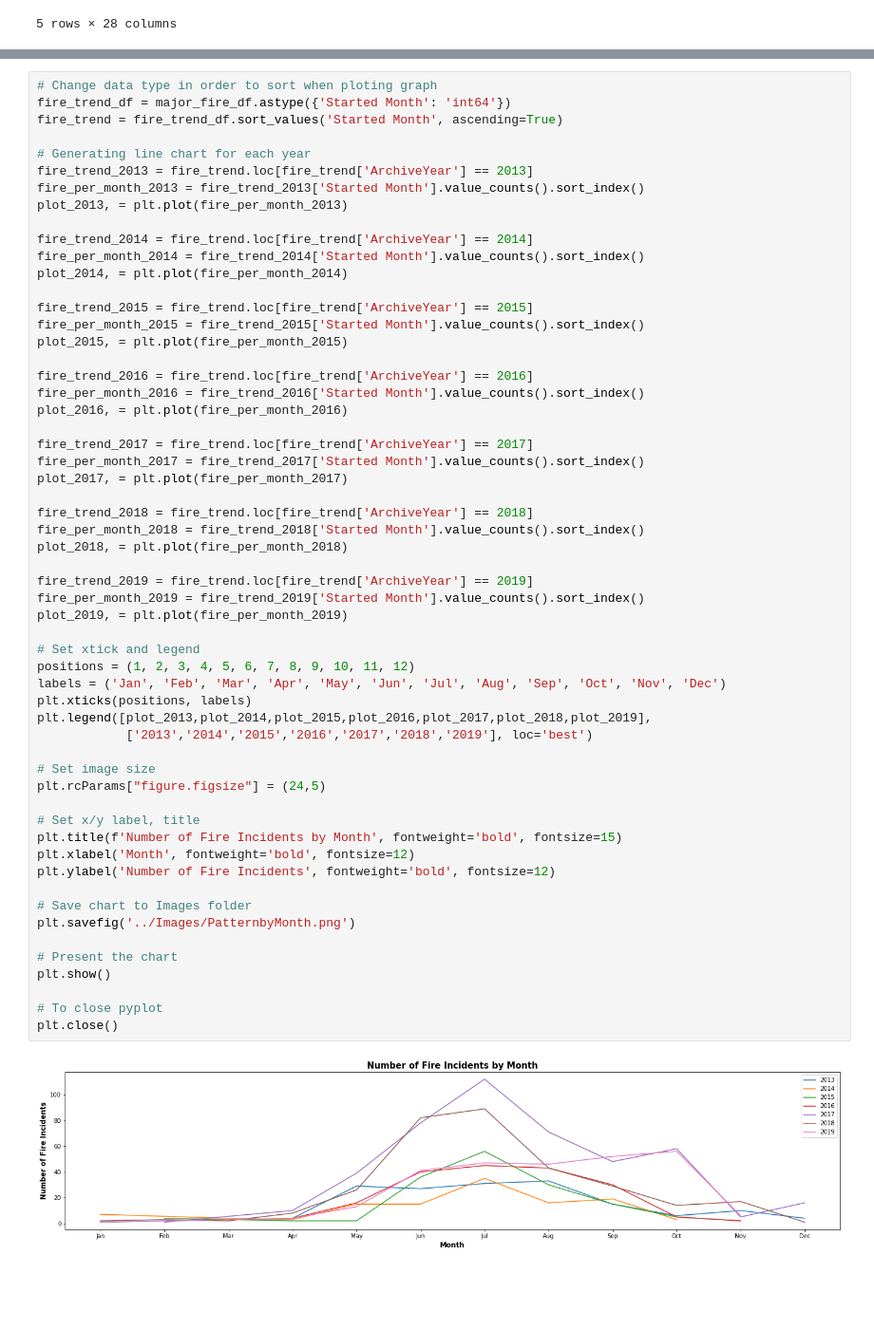
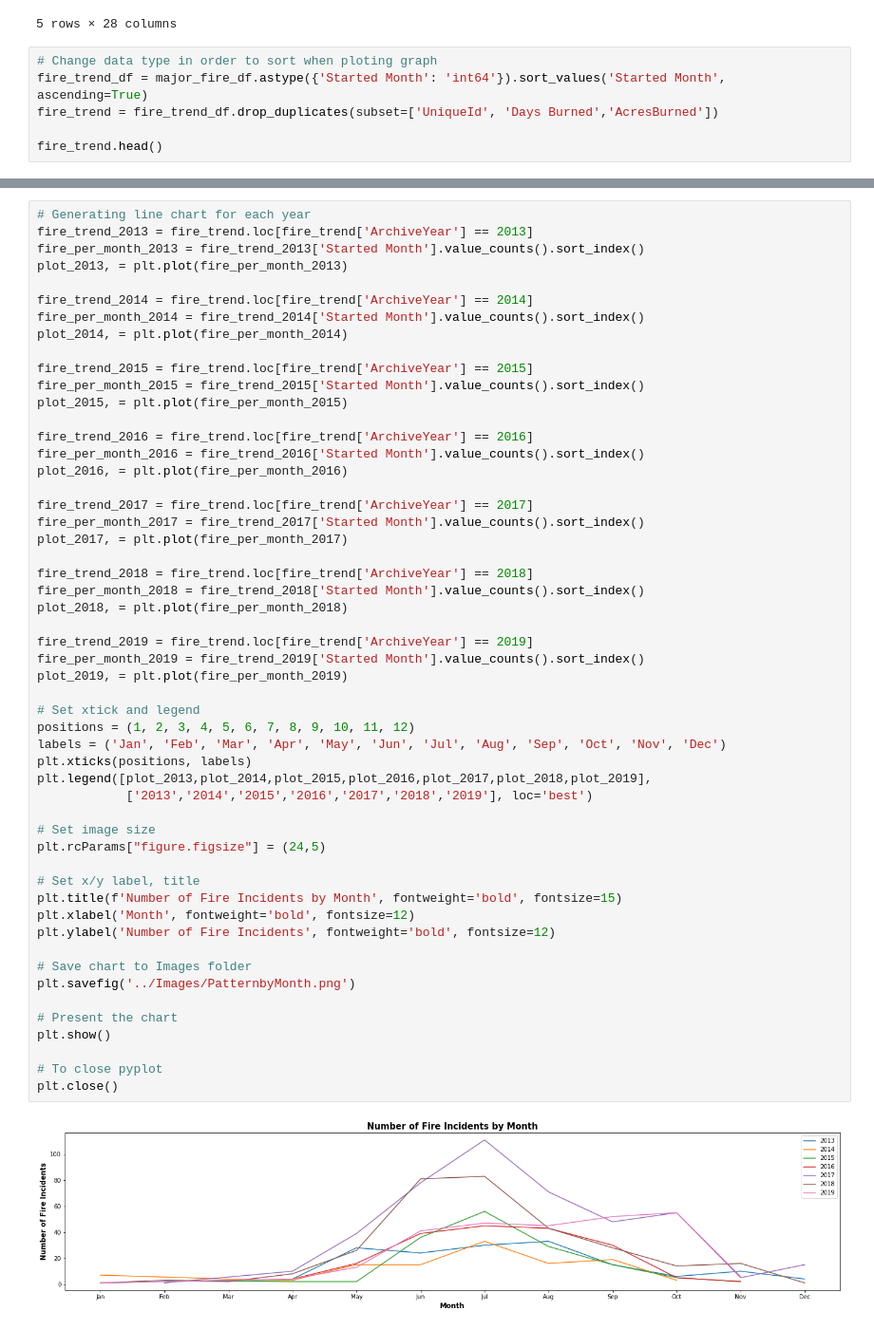
Before and after one commit to jump8621/data-project-I, a Jupyter notebook: ab/by_month/byMonth.ipynb, the cells around one changed output, grey strips where cells are left out. Shown at 95% size. Cells and saved outputs as stored; diff of their text form; blank space fills up the shorter version.

Commit message:
Fire trends

```diff
--- a/ab/by_month/byMonth.ipynb
+++ b/ab/by_month/byMonth.ipynb
@@ -51,3 +51,9 @@ major_fire_df.head()
 | 3 | 27440.0 | NaN | 2013 | Placer | 31 | NaN | NaN | NaN | ... |
 | 4 | 24251.0 | NaN | 2013 | Ventura | 56 | 47.0 | 8.0 | 117.0 | ... |
 5 rows × 28 columns
+# %%
+# Change data type in order to sort when ploting graph
+fire_trend_df = major_fire_df.astype({'Started Month': 'int64'}).sort_values('Started Month', ascending=True)
+fire_trend = fire_trend_df.drop_duplicates(subset=['UniqueId', 'Days Burned','AcresBurned'])
+
+fire_trend.head()
@@ -54,8 +68,4 @@ major_fire_df.head()
 # %%
-# Change data type in order to sort when ploting graph
-fire_trend_df = major_fire_df.astype({'Started Month': 'int64'})
-fire_trend = fire_trend_df.sort_values('Started Month', ascending=True)
-
 # Generating line chart for each year
 fire_trend_2013 = fire_trend.loc[fire_trend['ArchiveYear'] == 2013]
 fire_per_month_2013 = fire_trend_2013['Started Month'].value_counts().sort_index()
@@ -82,34 +92,34 @@ fire_per_month_2018 = fire_trend_2018['Started Month'].value_counts().sort_index
 plot_2018, = plt.plot(fire_per_month_2018)
 
 fire_trend_2019 = fire_trend.loc[fire_trend['ArchiveYear'] == 2019]
 fire_per_month_2019 = fire_trend_2019['Started Month'].value_counts().sort_index()
 plot_2019, = plt.plot(fire_per_month_2019)
 
 # Set xtick and legend
 positions = (1, 2, 3, 4, 5, 6, 7, 8, 9, 10, 11, 12)
 labels = ('Jan', 'Feb', 'Mar', 'Apr', 'May', 'Jun', 'Jul', 'Aug', 'Sep', 'Oct', 'Nov', 'Dec')
 plt.xticks(positions, labels)
 plt.legend([plot_2013,plot_2014,plot_2015,plot_2016,plot_2017,plot_2018,plot_2019],
             ['2013','2014','2015','2016','2017','2018','2019'], loc='best')
 
 # Set image size
 plt.rcParams["figure.figsize"] = (24,5)
 
 # Set x/y label, title
 plt.title(f'Number of Fire Incidents by Month', fontweight='bold', fontsize=15)
 plt.xlabel('Month', fontweight='bold', fontsize=12)
 plt.ylabel('Number of Fire Incidents', fontweight='bold', fontsize=12)
 
 # Save chart to Images folder
 plt.savefig('../Images/PatternbyMonth.png')
 
 # Present the chart
 plt.show()
 
 # To close pyplot
 plt.close()
 # %% [output]
-[figure, old version]
+[figure, new version]
 # %%
 # Generating line chart for each year
 groub_month_2013 = fire_trend_2013.groupby('Started Month')
```
Also changed, not shown: parts of 2 cells of this notebook, 2 other files.
